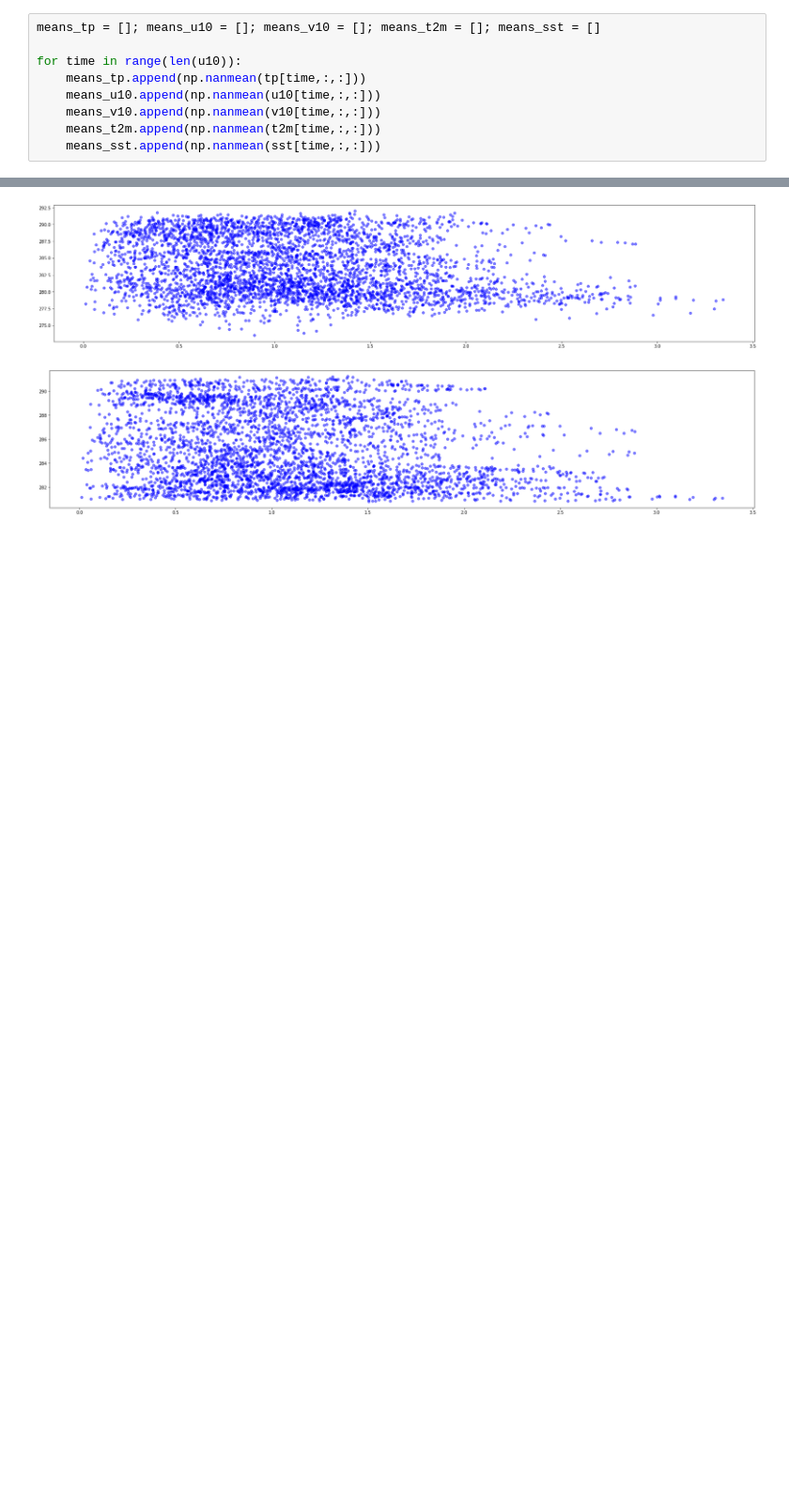
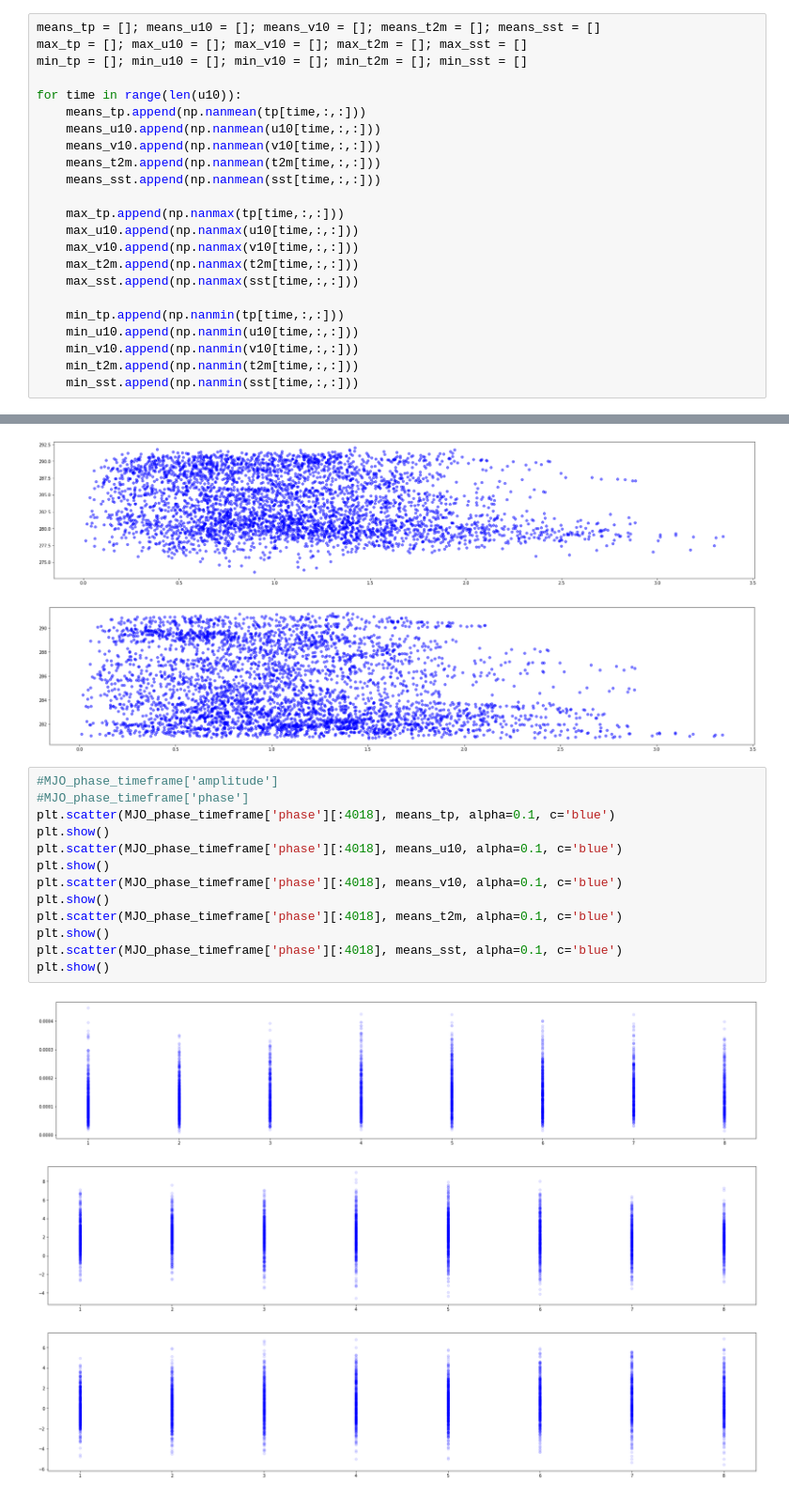
Before and after one commit to CassiaCai/MJO_chlorophyll_a_SST, a Jupyter notebook: Analysis.ipynb, the cells around one changed output, grey strips where cells are left out. Shown at 94% size. Drawn from its saved outputs; the diff is of its cells as text; blank space fills up the shorter version.

```diff
--- a/Analysis.ipynb
+++ b/Analysis.ipynb
@@ -124,6 +156,8 @@ plt.show()
 [figure]
 # %%
 means_tp = []; means_u10 = []; means_v10 = []; means_t2m = []; means_sst = []
+max_tp = []; max_u10 = []; max_v10 = []; max_t2m = []; max_sst = []
+min_tp = []; min_u10 = []; min_v10 = []; min_t2m = []; min_sst = []
 
 for time in range(len(u10)):
     means_tp.append(np.nanmean(tp[time,:,:]))
@@ -131,6 +165,18 @@ for time in range(len(u10)):
     means_v10.append(np.nanmean(v10[time,:,:]))
     means_t2m.append(np.nanmean(t2m[time,:,:]))
     means_sst.append(np.nanmean(sst[time,:,:]))
+
+    max_tp.append(np.nanmax(tp[time,:,:]))
+    max_u10.append(np.nanmax(u10[time,:,:]))
+    max_v10.append(np.nanmax(v10[time,:,:]))
+    max_t2m.append(np.nanmax(t2m[time,:,:]))
+    max_sst.append(np.nanmax(sst[time,:,:]))
+
+    min_tp.append(np.nanmin(tp[time,:,:]))
+    min_u10.append(np.nanmin(u10[time,:,:]))
+    min_v10.append(np.nanmin(v10[time,:,:]))
+    min_t2m.append(np.nanmin(t2m[time,:,:]))
+    min_sst.append(np.nanmin(sst[time,:,:]))
 # %%
 plt.plot(np.arange(len(means_tp)),means_tp, c='blue')
 plt.show()
@@ -175,3 +221,20 @@ plt.show()
 [figure]
 [figure]
 [figure]
+# %%
+#MJO_phase_timeframe['amplitude']
+#MJO_phase_timeframe['phase']
+plt.scatter(MJO_phase_timeframe['phase'][:4018], means_tp, alpha=0.1, c='blue')
+plt.show()
+plt.scatter(MJO_phase_timeframe['phase'][:4018], means_u10, alpha=0.1, c='blue')
+plt.show()
+plt.scatter(MJO_phase_timeframe['phase'][:4018], means_v10, alpha=0.1, c='blue')
+plt.show()
+plt.scatter(MJO_phase_timeframe['phase'][:4018], means_t2m, alpha=0.1, c='blue')
+plt.show()
+plt.scatter(MJO_phase_timeframe['phase'][:4018], means_sst, alpha=0.1, c='blue')
+plt.show()
+# %% [output]
+[figure, added]
+[figure, added]
+[figure, added]
```
Also changed, not shown: parts of 7 cells of this notebook.
